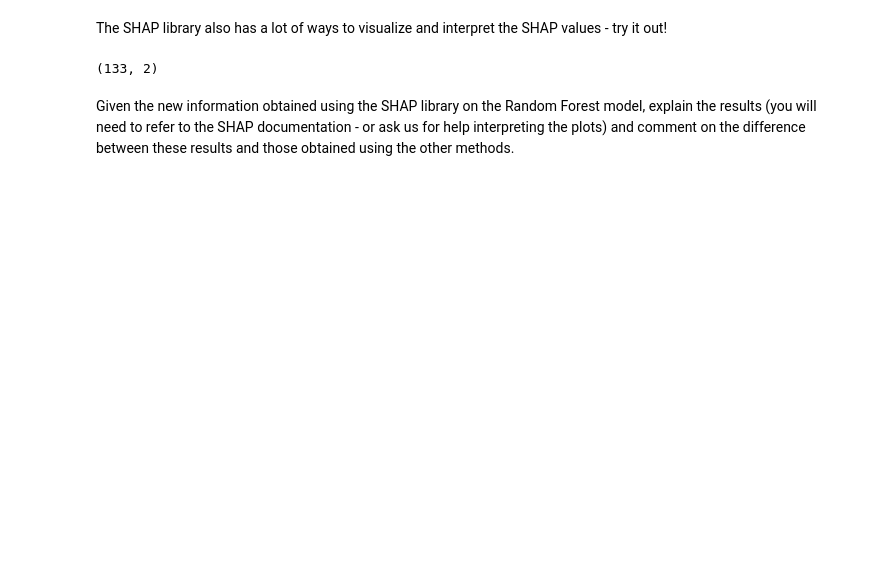
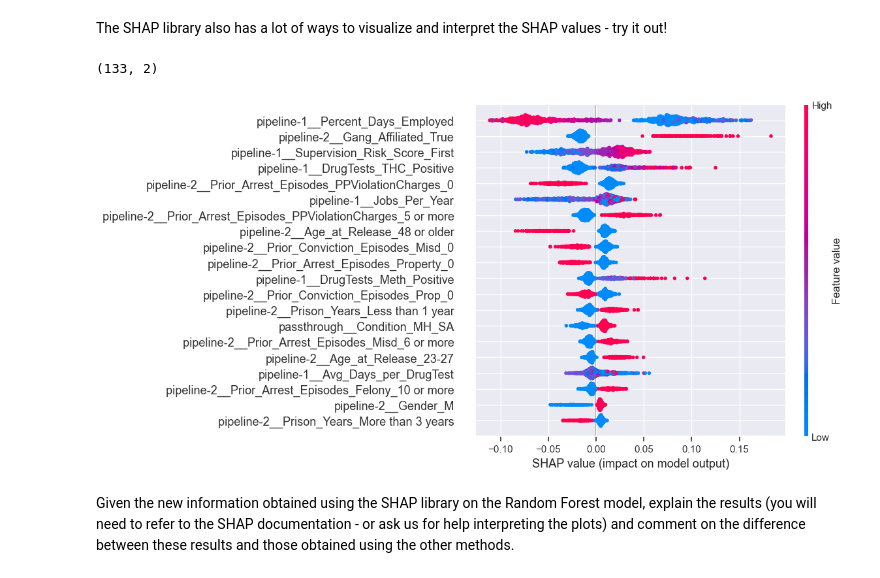
Before and after one commit to RaymondZhang20/DSCI430, a Jupyter notebook: a3/Module 3 assignment-1.ipynb, the cells around one changed output. Drawn from its saved outputs; the diff is of its cells as text; code cells hidden in the pictures; blank space fills up the shorter version.

```diff
--- a/a3/Module 3 assignment-1.ipynb
+++ b/a3/Module 3 assignment-1.ipynb
@@ -900,6 +898,8 @@ rf_shap_values[1].shape
 # %% [output]
 (133, 2)
 # %%
-shap_figure = shap.summary_plot(rf_shap_values[1], X_test_enc.iloc[ind], plot_size=[12,6])
+shap_figure = shap.summary_plot(rf_shap_values[:,:,1], X_test_enc.iloc[ind], plot_size=[12,6])
+# %% [output]
+[figure, added]
 # %% [markdown]
 Given the new information obtained using the SHAP library on the Random Forest model, explain the results (you will need to refer to the SHAP documentation - or ask us for help interpreting the plots) and comment on the difference between these results and those obtained using the other methods.
```
Also changed, not shown: parts of 21 cells of this notebook.
